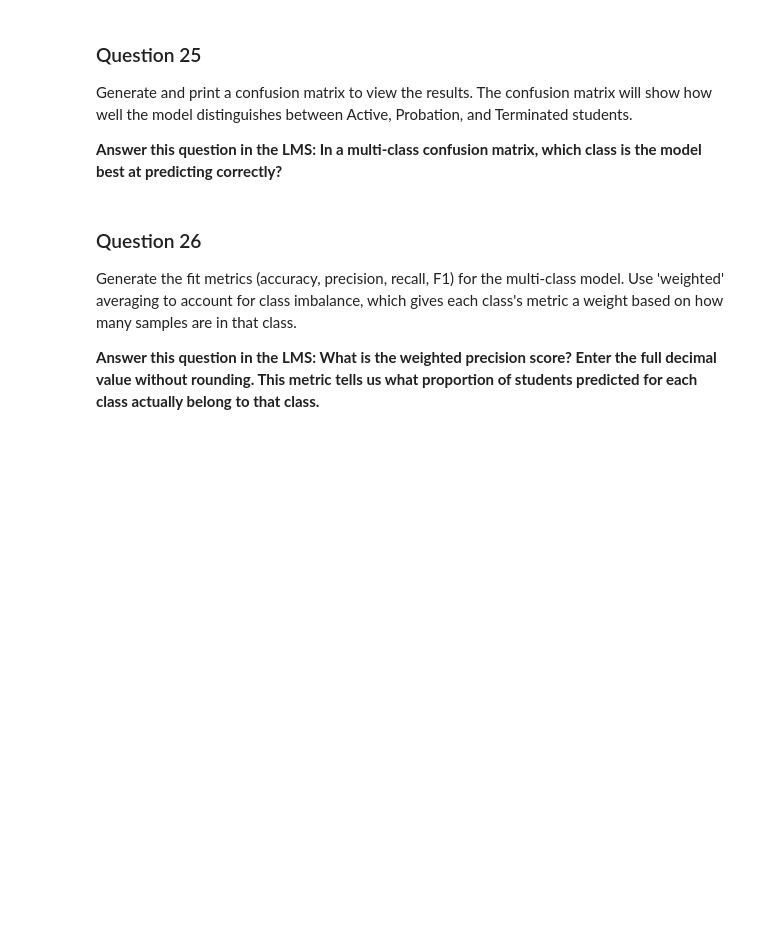
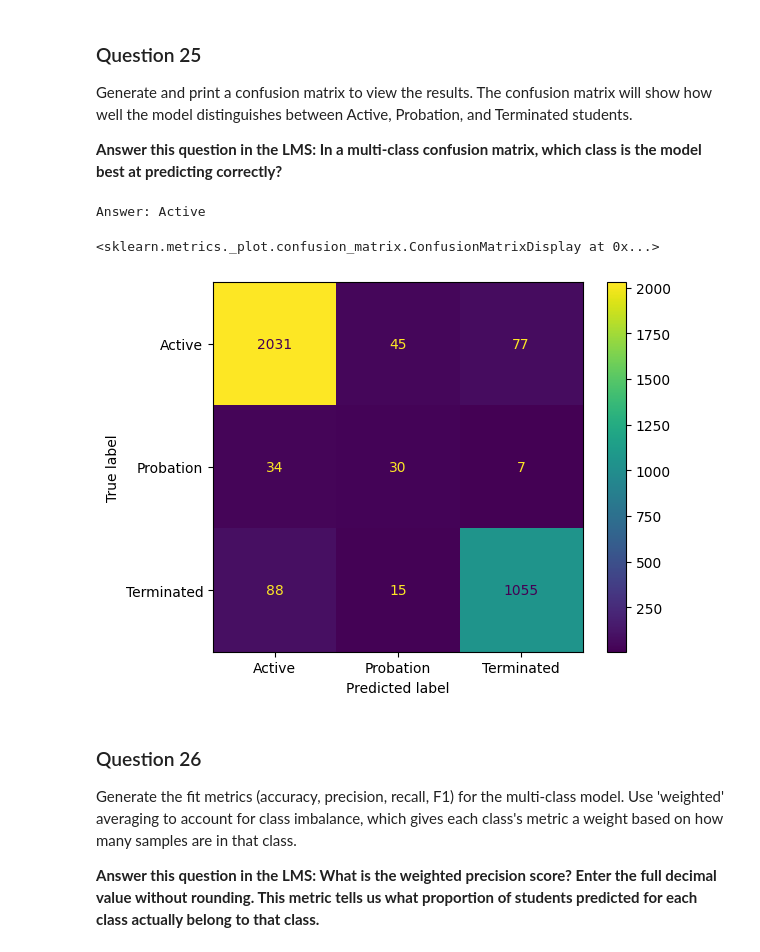
Before and after one commit to George-Ramsay/IS-455, a Jupyter notebook: Chapter-13/Stats_Multivariate_Categorical.ipynb, the cells around one changed output. Drawn from its saved outputs; the diff is of its cells as text; code cells hidden in the pictures; blank space fills up the shorter version.

```diff
--- a/Chapter-13/Stats_Multivariate_Categorical.ipynb
+++ b/Chapter-13/Stats_Multivariate_Categorical.ipynb
@@ -487,7 +766,15 @@ Generate and print a confusion matrix to view the results. The confusion matrix
 # %%
 # Question 25
 
+cm = confusion_matrix(y_test, y_pred, labels=clf.classes_)
+best_class = clf.classes_[cm.diagonal().argmax()]
+print(f'Answer: {best_class}')
+
 ConfusionMatrixDisplay.from_predictions(y_test, y_pred)
+# %% [output]
+Answer: Active
+<sklearn.metrics._plot.confusion_matrix.ConfusionMatrixDisplay at 0x...>
+[figure, added]
 # %% [markdown]
 ### Question 26
 
```
Also changed, not shown: parts of 26 cells of this notebook, 3 other files.
